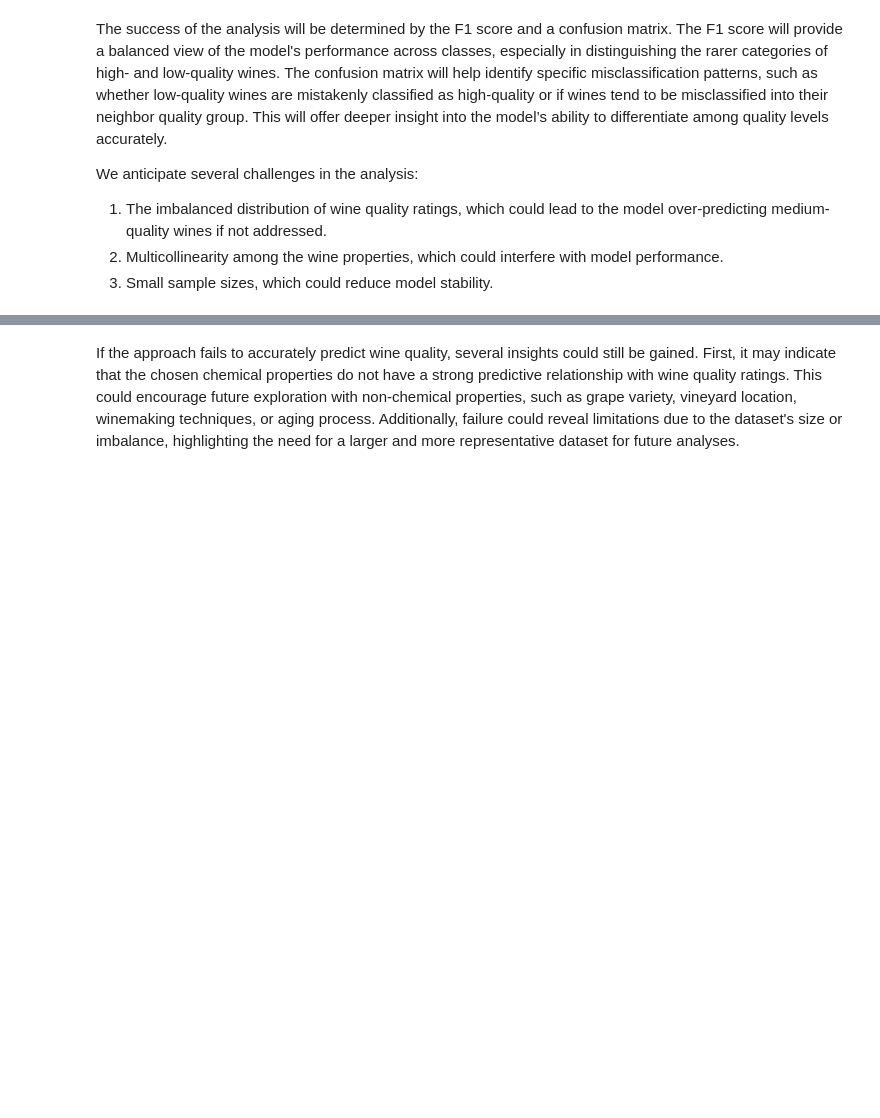
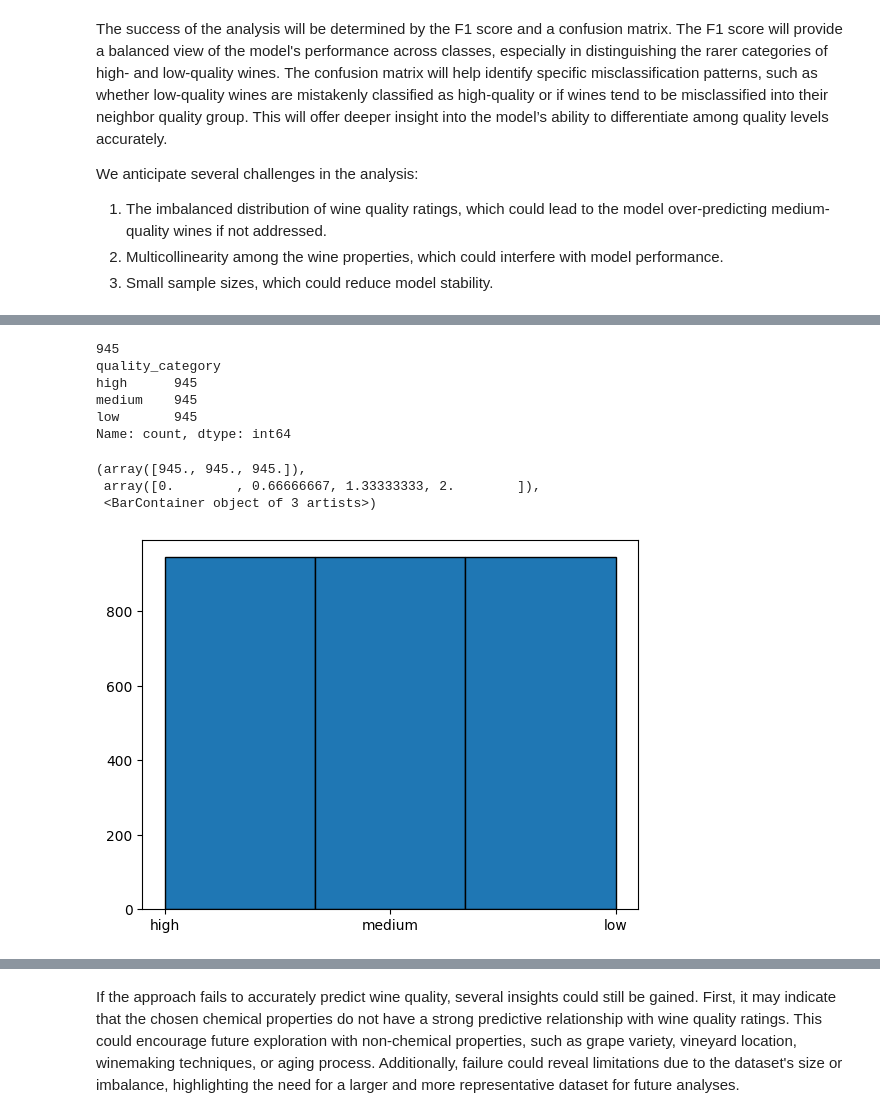
Before and after one commit to JinMizar/ds3001_final_project, a Jupyter notebook: Pre_Analysis_Plan.ipynb, the cells around one changed output, grey strips where cells are left out. Drawn from its saved outputs; the diff is of its cells as text; code cells hidden in the pictures; blank space fills up the shorter version.

```diff
--- a/Pre_Analysis_Plan.ipynb
+++ b/Pre_Analysis_Plan.ipynb
@@ -37,0 +75,26 @@ any other ideas?
+# %%
+low_class = df.loc[df['quality_category'] == 'low']
+medium_class = df.loc[df['quality_category'] == 'medium']
+high_class = df.loc[df['quality_category'] == 'high']
+
+med_size = len(medium_class)
+print(med_size)
+low_class_oversampled = resample(low_class, replace=True, n_samples=med_size, random_state=42)
+high_class_oversampled = resample(high_class, replace=True, n_samples=med_size, random_state=42)
+
+df_oversampled = pd.concat([low_class_oversampled, medium_class, high_class_oversampled])
+df_oversampled = df_oversampled.sample(frac=1, random_state=42)
+
+print(df_oversampled['quality_category'].value_counts())
+plt.hist(df_oversampled['quality_category'], bins=3, edgecolor='black')
+# %% [output]
+945
+quality_category
+high      945
+medium    945
+low       945
+Name: count, dtype: int64
+(array([945., 945., 945.]),
+ array([0.        , 0.66666667, 1.33333333, 2.        ]),
+ <BarContainer object of 3 artists>)
+[figure, added]
```
Also changed, not shown: parts of 11 cells of this notebook.
